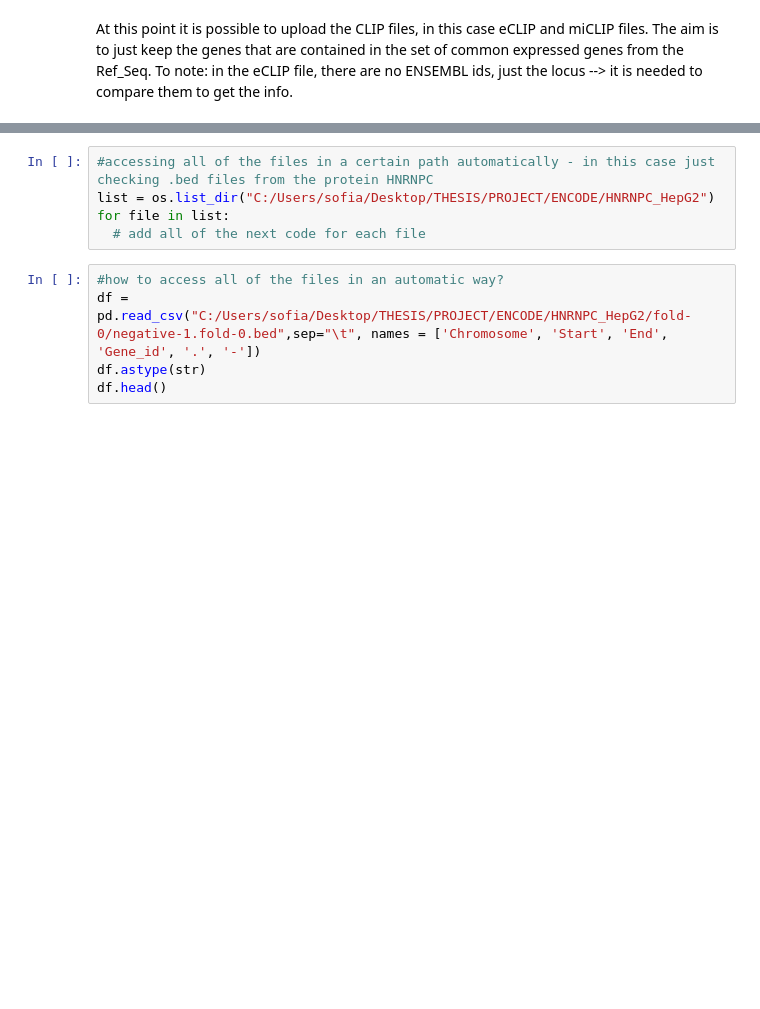
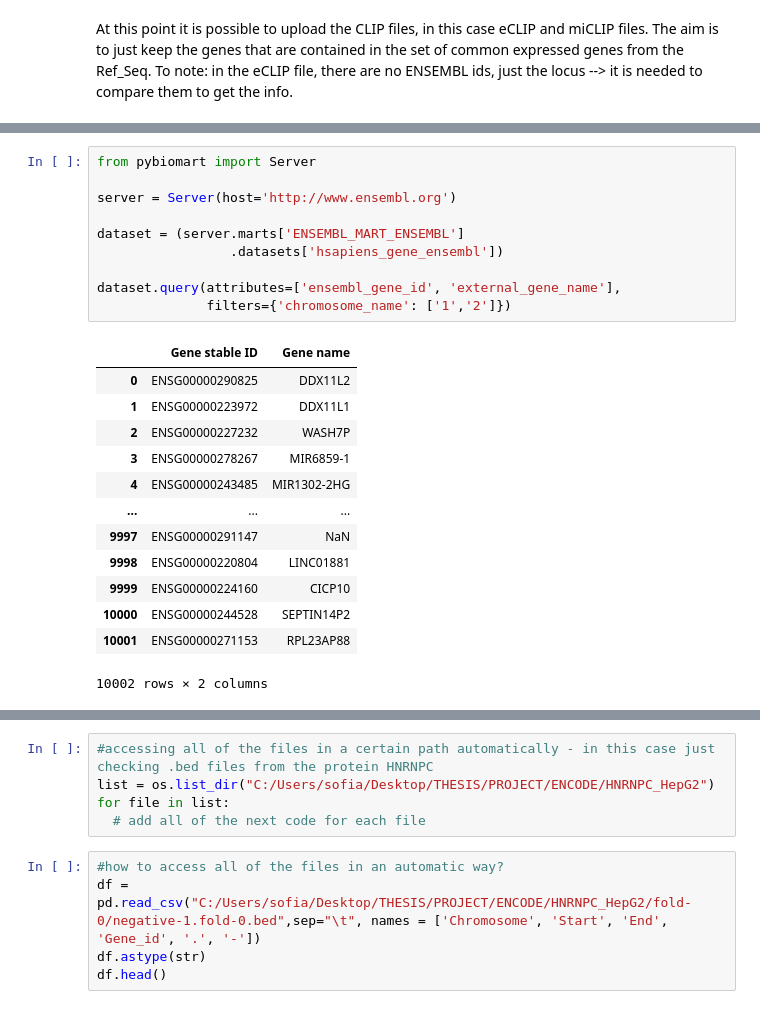
Before and after one commit to sofiamrtll/thesis, a Jupyter notebook: THESIS_Preprocessing.ipynb, the cells around one changed output, grey strips where cells are left out. Cells and saved outputs as stored; diff of their text form; blank space fills up the shorter version.

```diff
--- a/THESIS_Preprocessing.ipynb
+++ b/THESIS_Preprocessing.ipynb
@@ -248,0 +270,24 @@ miCLIP
+# %%
+from pybiomart import Server
+
+server = Server(host='http://www.ensembl.org')
+
+dataset = (server.marts['ENSEMBL_MART_ENSEMBL']
+                 .datasets['hsapiens_gene_ensembl'])
+
+dataset.query(attributes=['ensembl_gene_id', 'external_gene_name'],
+              filters={'chromosome_name': ['1','2']})
+# %% [output]
+|  | Gene stable ID | Gene name |
+| 0 | ENSG00000290825 | DDX11L2 |
+| 1 | ENSG00000223972 | DDX11L1 |
+| 2 | ENSG00000227232 | WASH7P |
+| 3 | ENSG00000278267 | MIR6859-1 |
+| 4 | ENSG00000243485 | MIR1302-2HG |
+| ... | ... | ... |
+| 9997 | ENSG00000291147 | NaN |
+| 9998 | ENSG00000220804 | LINC01881 |
+| 9999 | ENSG00000224160 | CICP10 |
+| 10000 | ENSG00000244528 | SEPTIN14P2 |
+| 10001 | ENSG00000271153 | RPL23AP88 |
+10002 rows × 2 columns
```
Also changed, not shown: parts of 9 cells of this notebook.
